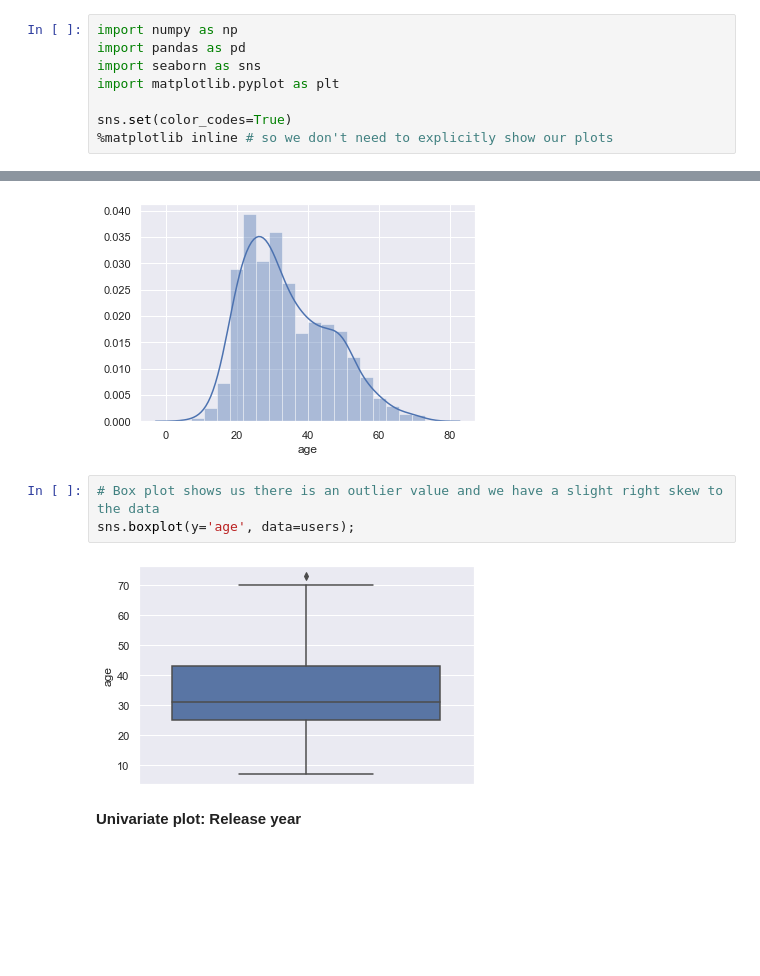
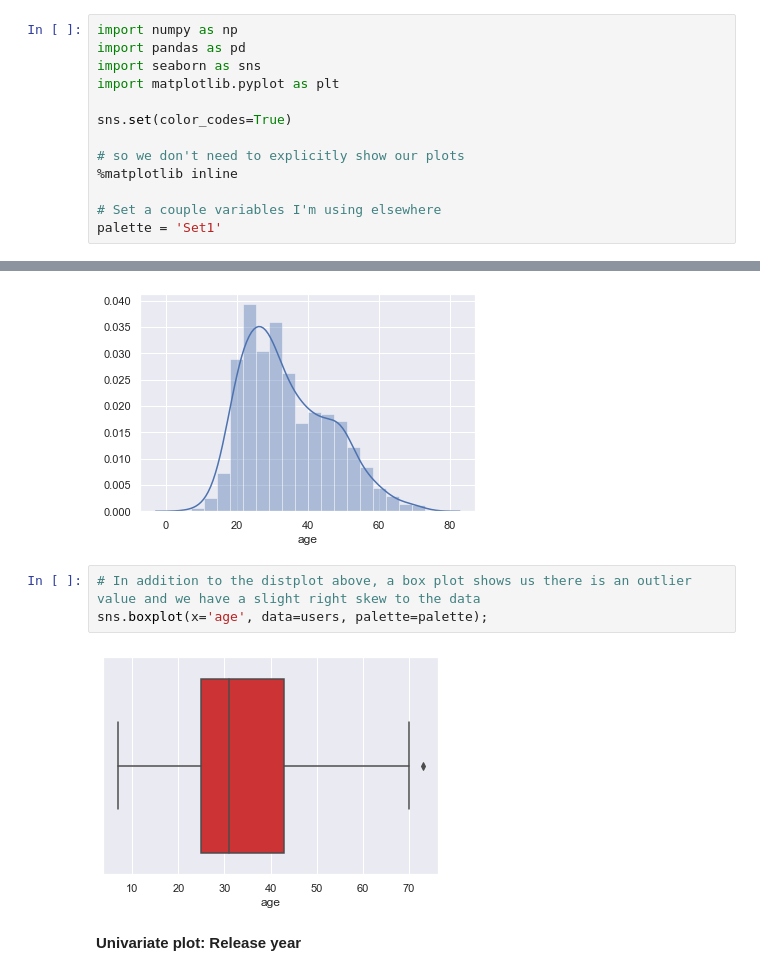
Before and after one commit to pcopley/uta-aiml, a Jupyter notebook: 01 Fundamentals of AIML/04 Project/MovieLens Project Questions.ipynb, the cells around one changed output, grey strips where cells are left out. Cells and saved outputs as stored; diff of their text form; blank space fills up the shorter version.

```diff
--- a/01 Fundamentals of AIML/04 Project/MovieLens Project Questions.ipynb
+++ b/01 Fundamentals of AIML/04 Project/MovieLens Project Questions.ipynb
@@ -74,7 +74,12 @@ import seaborn as sns
 import matplotlib.pyplot as plt
 
 sns.set(color_codes=True)
-%matplotlib inline # so we don't need to explicitly show our plots
+
+# so we don't need to explicitly show our plots
+%matplotlib inline
+
+# Set a couple variables I'm using elsewhere
+palette = 'Set1'
 # %% [markdown]
 ### 2. Read the 3 datasets into dataframes - 2.5 marks
 # %%
@@ -336,10 +359,10 @@ sns.distplot(users['age']);
 # %% [output]
 [figure]
 # %%
-# Box plot shows us there is an outlier value and we have a slight right skew to the data
-sns.boxplot(y='age', data=users);
+# In addition to the distplot above, a box plot shows us there is an outlier value and we have a slight right skew to the data
+sns.boxplot(x='age', data=users, palette=palette);
 # %% [output]
-[figure, old version]
+[figure, new version]
 # %% [markdown]
 **Univariate plot: Release year**
 # %%
```
Also changed, not shown: parts of 23 cells of this notebook.
